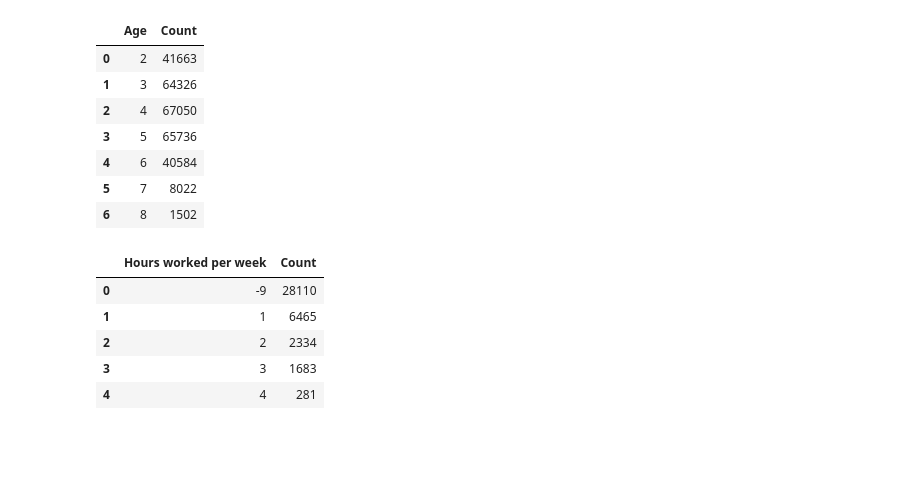
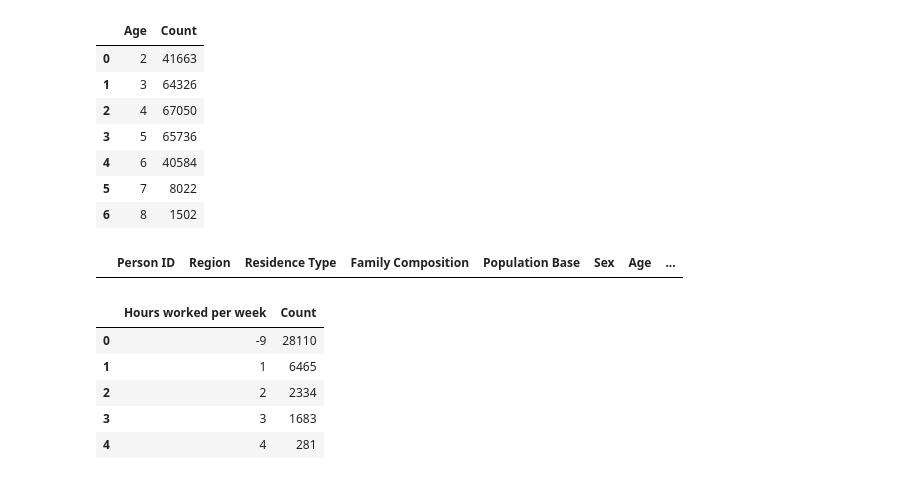
Before and after one commit to Essymay/CS2006p3, a Jupyter notebook: census2011.ipynb, the cells around one changed output. Cells and saved outputs as stored; diff of their text form; code cells hidden in the pictures; blank space fills up the shorter version.

```diff
--- a/census2011.ipynb
+++ b/census2011.ipynb
@@ -717,3 +711,11 @@ byRegionAndEconomicActivity.reset_index(name='Count')
+# %%
+data = refinedData[(refinedData['Student'] == 1) &
+                   ((refinedData['Economic Activity'] != 4 ) &
+                    (refinedData['Economic Activity'] != 6 ) &
+                   (refinedData['Economic Activity'] != -9 ))]
+data
+# %% [output]
+|  | Person ID | Region | Residence Type | Family Composition | Population Base | Sex | Age | ... |
 # %%
 data = refinedData[(refinedData['Economic Activity'] == 4) | (refinedData['Economic Activity'] == 6)]
 
```
Also changed, not shown: parts of 1 cell of this notebook.
